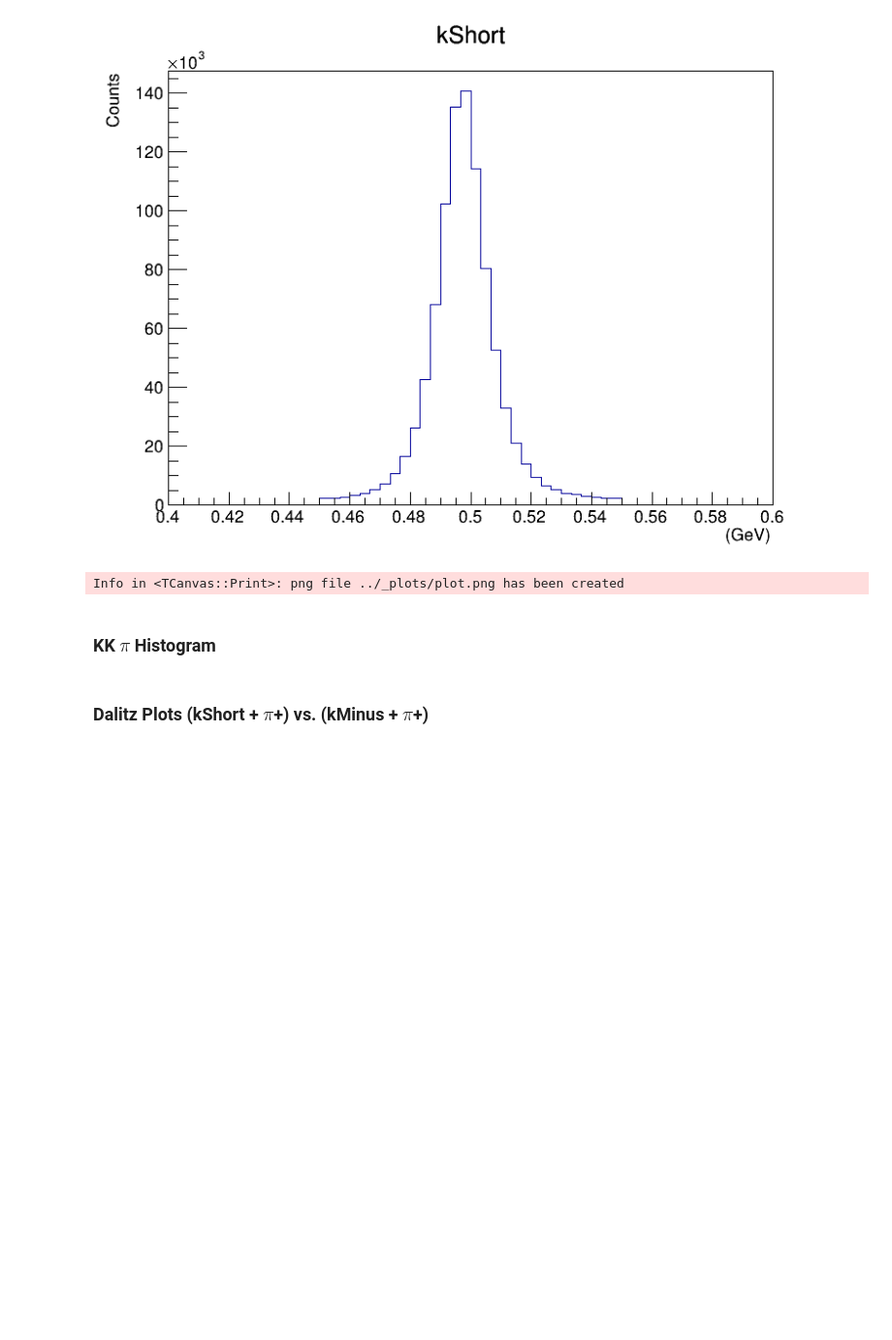
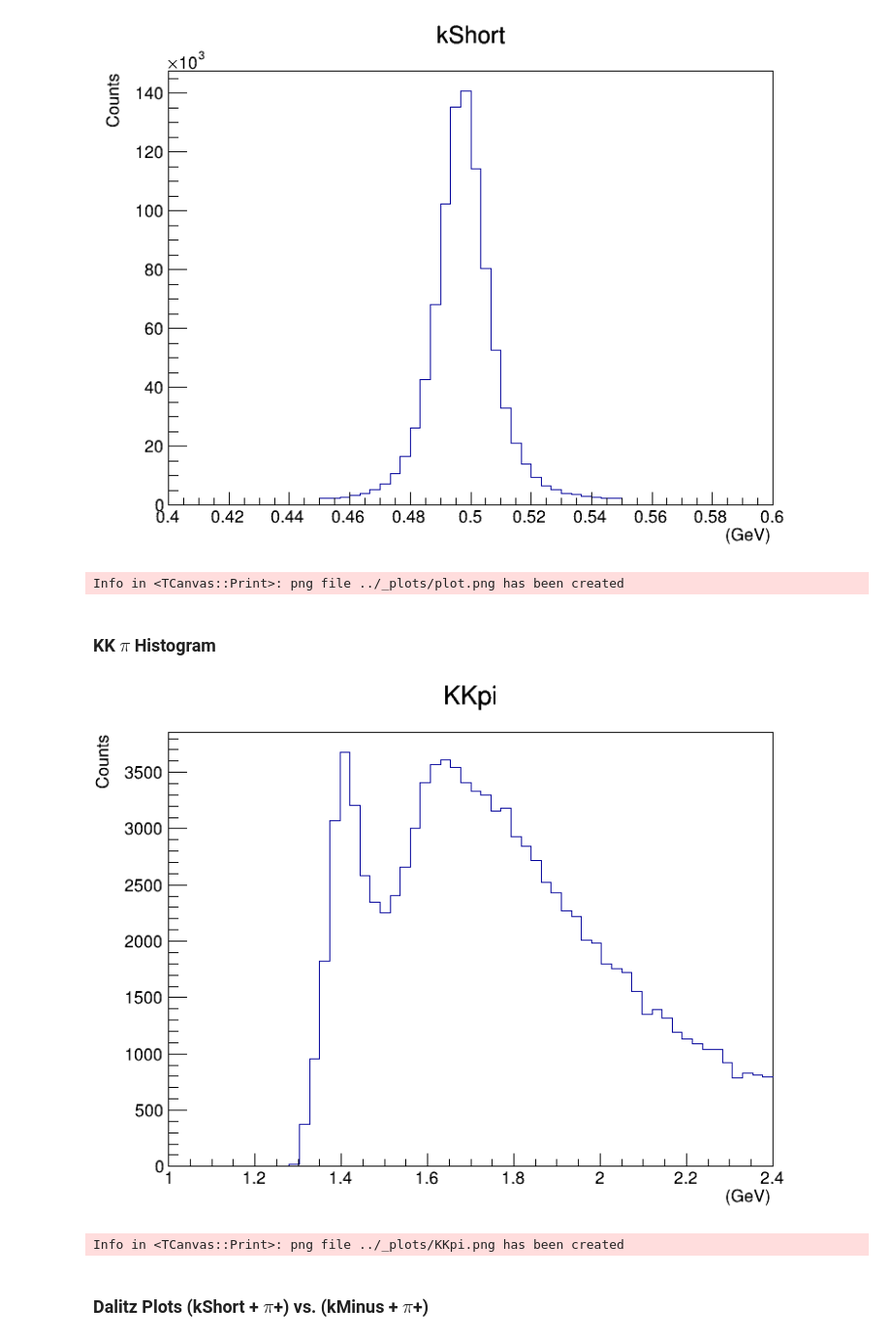
Before and after one commit to dancbart/gluex, a Jupyter notebook: analysis/KKpi_flat_bx2_analysis.ipynb, the cells around one changed output. Shown at 97% size. Drawn from its saved outputs; the diff is of its cells as text; code cells hidden in the pictures; blank space fills up the shorter version.

Commit message:
started fits, completed dalitz plots and 1D histograms

```diff
--- a/analysis/KKpi_flat_bx2_analysis.ipynb
+++ b/analysis/KKpi_flat_bx2_analysis.ipynb
@@ -1,13 +1,13 @@
 # %%
-import warnings # for debugging
-warnings.filterwarnings('error') # prints line number of warning, supposedly
+# import warnings # for debugging
+# warnings.filterwarnings('error') # prints line number of warning, supposedly
 
 import pandas as pd
 import numpy as np
 import uproot
 import ROOT
 
-def createDataFrame(filename, treename):
+def buildDataFrame(filename, treename):
     with uproot.open(filename) as file:
         df = file[treename].arrays(['pathlength_sig', 'pip1_E', 'pip1_px', 'pip1_py', 'pip1_pz', 'pip2_E', 'pip2_px', 'pip2_py', 'pip2_pz', 'pim_E', 'pim_px', 'pim_py', 'pim_pz', 'km_E', 'km_px', 'km_py', 'km_pz', 'p_E', 'p_px', 'p_py', 'p_pz'], library="pd")
 
@@ -58,7 +58,7 @@ def createDataFrame(filename, treename):
         # mass squared
         df['lambda_m2'] = df['lambda_E']**2 - df['lambda_px']**2 - df['lambda_py']**2 - df['lambda_pz']**2
 
-        # Neutral K* (kMinus + pip1) - for Dalitz plots
+        # kMinus + pip1 (Can be neutral K*) - for Dalitz plots
         # 4-vector components
         df['kmpip1_E'] = df['pip1_E'] + df['km_E']
         df['kmpip1_px'] = df['pip1_px'] + df['km_px']
@@ -69,7 +69,7 @@ def createDataFrame(filename, treename):
         # mass squared
         df['kmpip1_m2'] = df['kmpip1_E']**2 - df['kmpip1_px']**2 - df['kmpip1_py']**2 - df['kmpip1_pz']**2
 
-        # Charged K* (kShort + pip1) - for Dalitz plots
+        # kShort + pip1 (Can be charged K*)- for Dalitz plots
         # 4-vector components
         df['kspip1_E'] = df['pip1_E'] + df['ks_E']
         df['kspip1_px'] = df['pip1_px'] + df['ks_px']
@@ -80,7 +80,7 @@ def createDataFrame(filename, treename):
         # mass squared
         df['kspip1_m2'] = df['kspip1_E']**2 - df['kspip1_px']**2 - df['kspip1_py']**2 - df['kspip1_pz']**2
 
-        # KKpi (pip1 + kMinus + kShort(pip2 + pim). Final state particles.
+        # KKpi (pip1 + kMinus + kShort(pip2 + pim). Final state particles. Can be f1(1420) or eta(1405).
         # 4-vector components
         df['KKpi_E'] = df['pip1_E'] + df['km_E'] + df['ks_E']
         df['KKpi_px'] = df['pip1_px'] + df['km_px'] + df['ks_px']
@@ -93,7 +93,7 @@ def createDataFrame(filename, treename):
 
         return df
 
-dfKKpi = createDataFrame("KKpi_flat_bestX2_2017.root", "pipkmks__B4_M16;1")
+dfKKpi = buildDataFrame("KKpi_flat_bestX2_2017.root", "pipkmks__B4_M16;1")
 # %% [markdown]
 ## Cuts
 # %%
@@ -141,5 +143,34 @@ analysis(dfKKpi)
 Info in <TCanvas::Print>: png file ../_plots/plot.png has been created
 # %% [markdown]
 ### KK $\pi$ Histogram
+# %%
+from IPython.display import Image, display
+
+def plotting(df):
+
+    ######## APPLY CUTS ########
+    filtered_df = dfKKpi[select_kShort & pathlength_sig & reject_delta & reject_lambda & keep_kstar_plus & reject_kstar_zero]
+    ############################
+
+    # Create a histogram, canvas then draw
+    h1 = ROOT.TH1F("hNew", "KKpi; (GeV); Counts", 60, 1.00, 2.40)
+    canvas = ROOT.TCanvas("c", "c", 800, 600)
+    # Fill the histogram
+    for value in filtered_df['KKpi_m']:
+        h1.Fill(value)
+    h1.SetStats(False)
+    h1.Draw()
+
+    img_path = "../_plots/KKpi.png"
+    canvas.SaveAs(img_path)
+    canvas.Close()
+
+    # Display the saved image
+    display(Image(filename=img_path))
+
+plotting(dfKKpi)
+# %% [output]
+[figure, added]
+Info in <TCanvas::Print>: png file ../_plots/KKpi.png has been created
 # %% [markdown]
 ### Dalitz Plots (kShort + $\pi$+) vs. (kMinus + $\pi$+)
```
Also changed, not shown: parts of 6 cells of this notebook.
